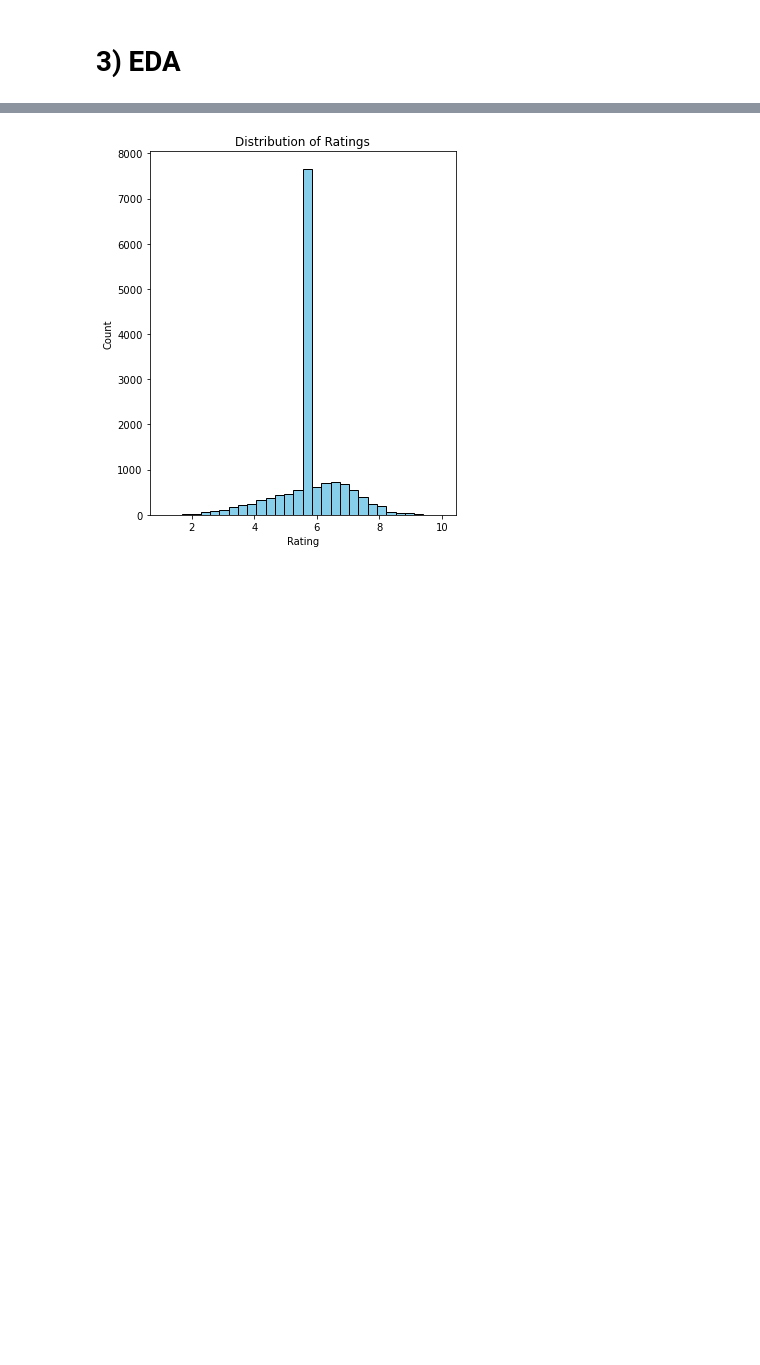
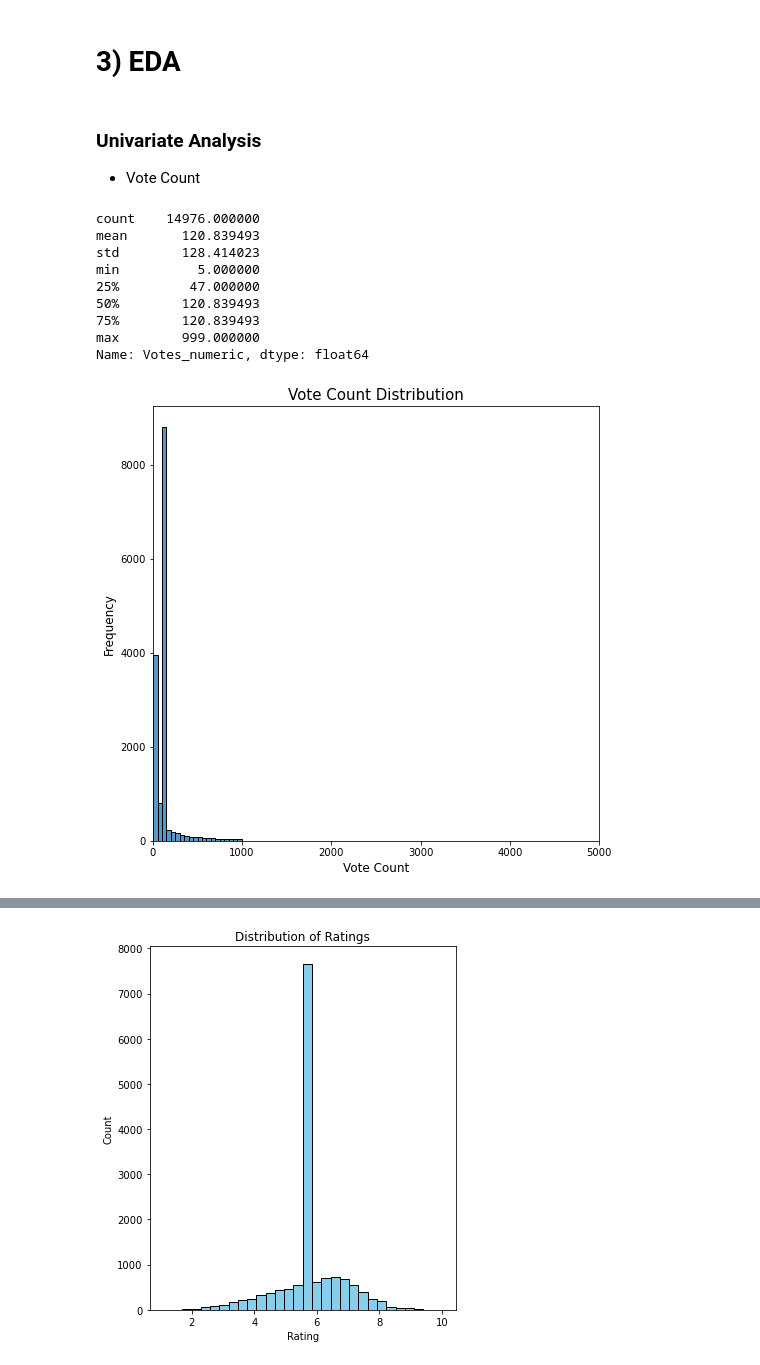
Before and after one commit to Edna722/CODSOFT_ML, a Jupyter notebook: Movie rating prediction_task 2.ipynb, the cells around one changed output, grey strips where cells are left out. Cells and saved outputs as stored; diff of their text form; code cells hidden in the pictures; blank space fills up the shorter version.

```diff
--- a/Movie rating prediction_task 2.ipynb
+++ b/Movie rating prediction_task 2.ipynb
@@ -307,3 +307,30 @@ movie_data
 14976 rows × 13 columns
 # %% [markdown]
 # 3) EDA
+# %% [markdown]
+### Univariate Analysis
+* Vote Count
+# %%
+# Vote Count description
+vote_count_univariate = movie_data['Votes_numeric'].describe()
+print(vote_count_univariate)
+
+# Plot vote count distribution
+plt.figure(figsize=(8, 8))
+sns.histplot(movie_data['Votes_numeric'], kde = False , bins = 20)
+plt.xlabel("Vote Count", fontsize=12)
+plt.ylabel("Frequency", fontsize=12)
+plt.xlim(0, 5000)
+plt.title("Vote Count Distribution", fontsize=15)
+plt.show()
+# %% [output]
+count    14976.000000
+mean       120.839493
+std        128.414023
+min          5.000000
+25%         47.000000
+50%        120.839493
+75%        120.839493
+max        999.000000
+Name: Votes_numeric, dtype: float64
+[figure, added]
```
Also changed, not shown: parts of 7 cells of this notebook.
